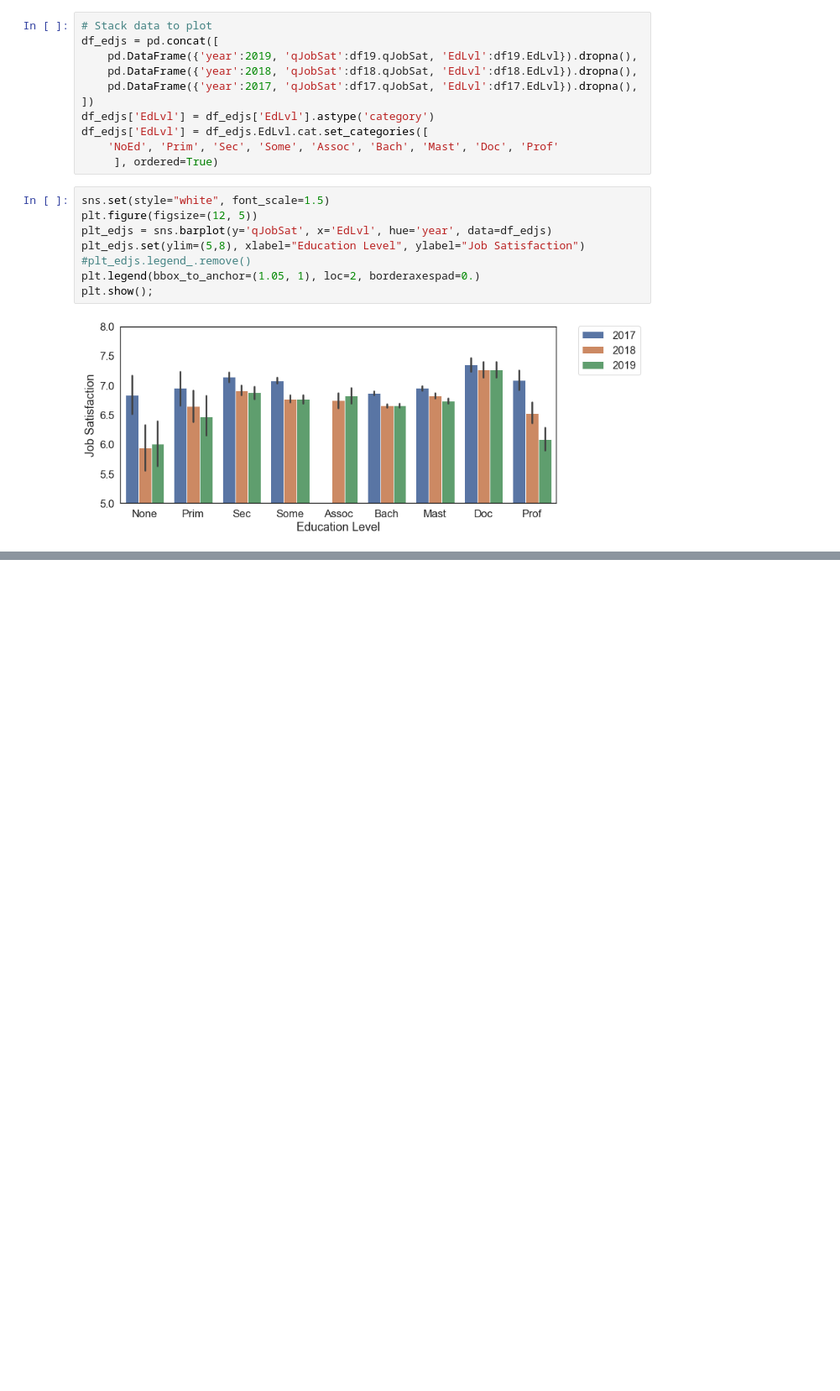
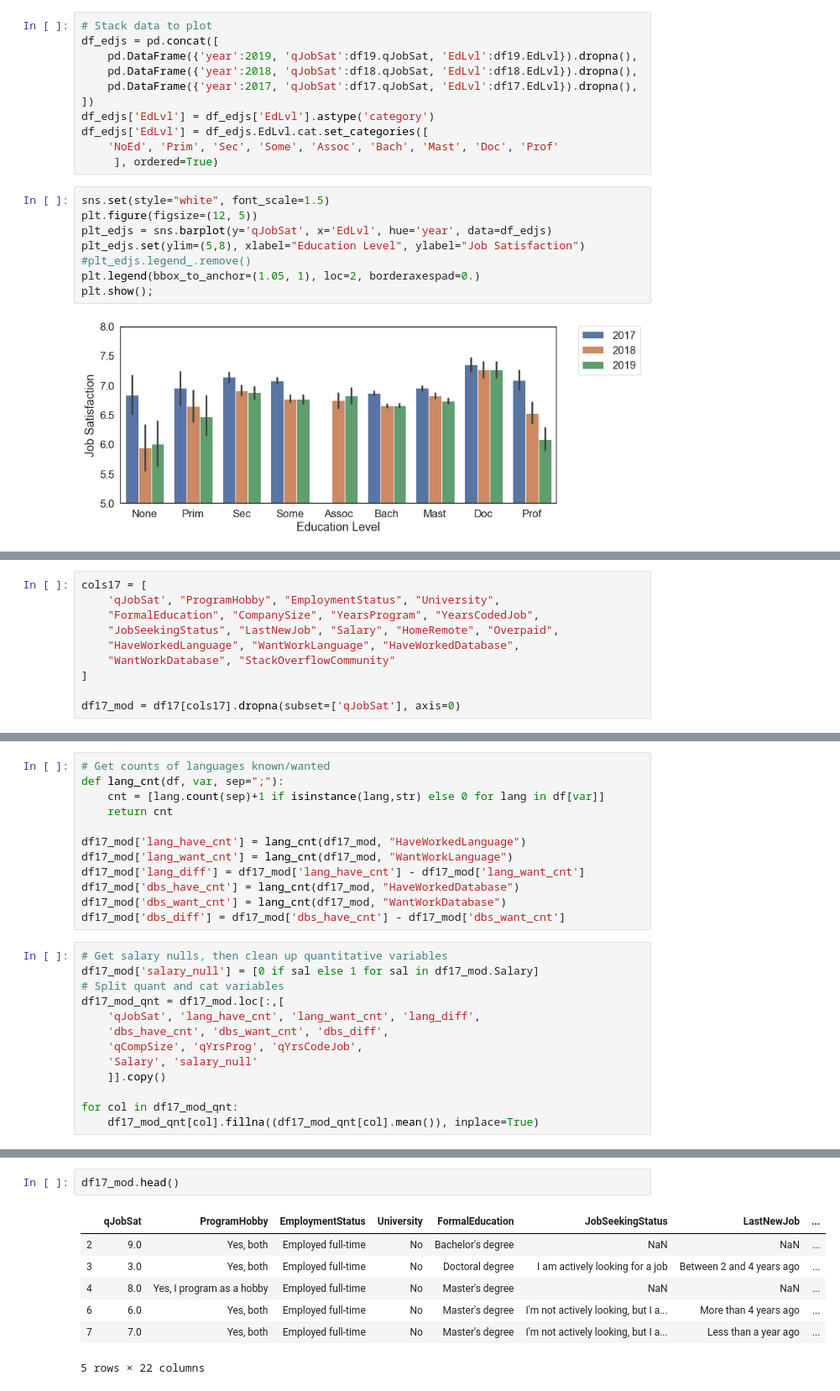
Before and after one commit to dsduncan/udsn_blogpost, a Jupyter notebook: dev_happiness.ipynb, the cells around one changed output, grey strips where cells are left out. Shown: that part at 84% size. Drawn from its saved outputs; the diff is of its cells as text; blank space fills up the shorter version.

```diff
--- a/dev_happiness.ipynb
+++ b/dev_happiness.ipynb
@@ -153,0 +169,10 @@ plt.show();
+# %%
+cols17 = [
+    'qJobSat', "ProgramHobby", "EmploymentStatus", "University",
+    "FormalEducation", "CompanySize", "YearsProgram", "YearsCodedJob",
+    "JobSeekingStatus", "LastNewJob", "Salary", "HomeRemote", "Overpaid",
+    "HaveWorkedLanguage", "WantWorkLanguage", "HaveWorkedDatabase",
+    "WantWorkDatabase", "StackOverflowCommunity"
+]
+
+df17_mod = df17[cols17].dropna(subset=['qJobSat'], axis=0)
@@ -153,0 +219,25 @@ plt.show();
+# %%
+# Get counts of languages known/wanted
+def lang_cnt(df, var, sep=";"):
+    cnt = [lang.count(sep)+1 if isinstance(lang,str) else 0 for lang in df[var]]
+    return cnt
+
+df17_mod['lang_have_cnt'] = lang_cnt(df17_mod, "HaveWorkedLanguage")
+df17_mod['lang_want_cnt'] = lang_cnt(df17_mod, "WantWorkLanguage")
+df17_mod['lang_diff'] = df17_mod['lang_have_cnt'] - df17_mod['lang_want_cnt']
+df17_mod['dbs_have_cnt'] = lang_cnt(df17_mod, "HaveWorkedDatabase")
+df17_mod['dbs_want_cnt'] = lang_cnt(df17_mod, "WantWorkDatabase")
+df17_mod['dbs_diff'] = df17_mod['dbs_have_cnt'] - df17_mod['dbs_want_cnt']
+# %%
+# Get salary nulls, then clean up quantitative variables
+df17_mod['salary_null'] = [0 if sal else 1 for sal in df17_mod.Salary]
+# Split quant and cat variables
+df17_mod_qnt = df17_mod.loc[:,[
+    'qJobSat', 'lang_have_cnt', 'lang_want_cnt', 'lang_diff',
+    'dbs_have_cnt', 'dbs_want_cnt', 'dbs_diff',
+    'qCompSize', 'qYrsProg', 'qYrsCodeJob',
+    'Salary', 'salary_null'
+    ]].copy()
+
+for col in df17_mod_qnt:
+    df17_mod_qnt[col].fillna((df17_mod_qnt[col].mean()), inplace=True)
@@ -153,0 +298,10 @@ plt.show();
+# %%
+df17_mod.head()
+# %% [output]
+|  | qJobSat | ProgramHobby | EmploymentStatus | University | FormalEducation | JobSeekingStatus | LastNewJob | ... |
+| 2 | 9.0 | Yes, both | Employed full-time | No | Bachelor's degree | NaN | NaN | ... |
+| 3 | 3.0 | Yes, both | Employed full-time | No | Doctoral degree | I am actively looking for a job | Between 2 and 4 years ago | ... |
+| 4 | 8.0 | Yes, I program as a hobby | Employed full-time | No | Master's degree | NaN | NaN | ... |
+| 6 | 6.0 | Yes, both | Employed full-time | No | Master's degree | I'm not actively looking, but I a... | More than 4 years ago | ... |
+| 7 | 7.0 | Yes, both | Employed full-time | No | Master's degree | I'm not actively looking, but I a... | Less than a year ago | ... |
+5 rows × 22 columns
```
Also changed, not shown: parts of 8 cells of this notebook.
